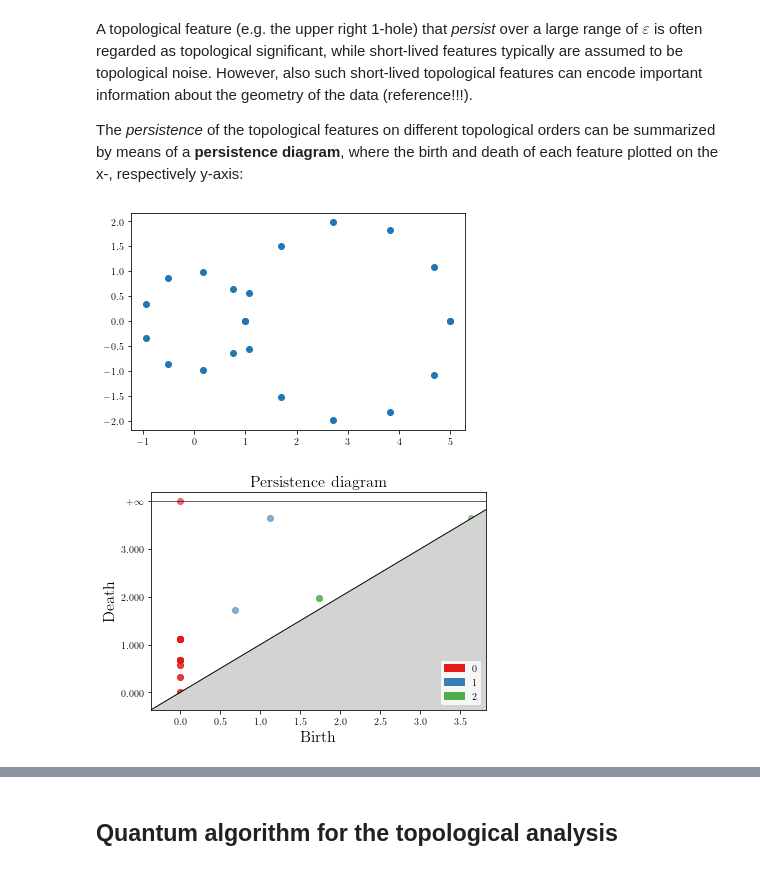
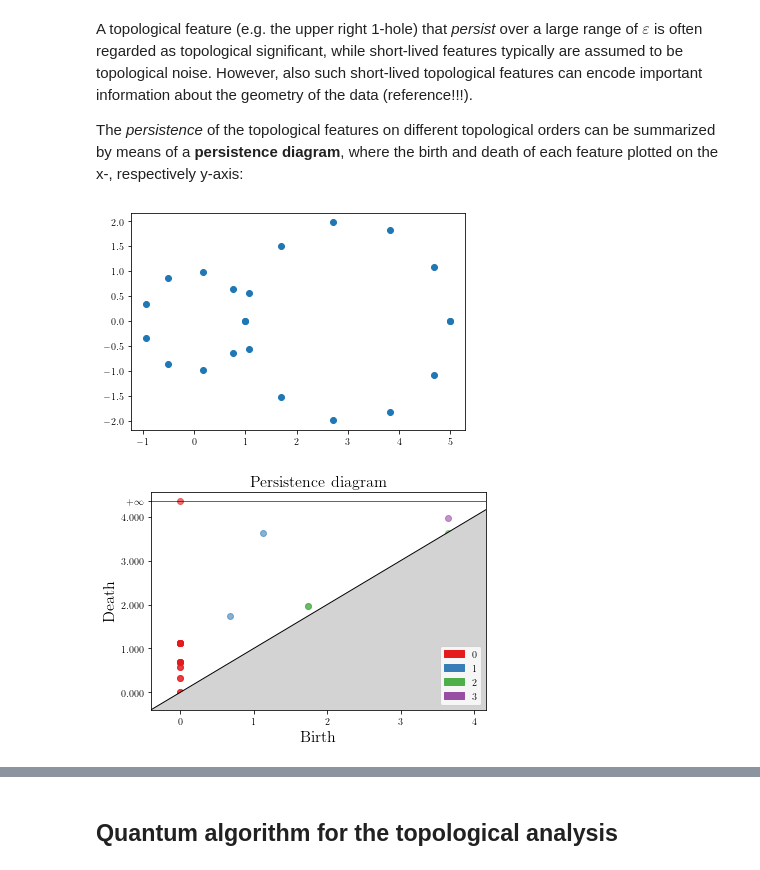
Before and after one commit to KathrinKoenig/QuantumTopologicalDataAnalysis, a Jupyter notebook: Code/Introductory_notebook.ipynb, the cells around one changed output, grey strips where cells are left out. Drawn from its saved outputs; the diff is of its cells as text; code cells hidden in the pictures.

```diff
--- a/Code/Introductory_notebook.ipynb
+++ b/Code/Introductory_notebook.ipynb
@@ -31,29 +31,29 @@ The *persistence* of the topological features on different topological orders ca
 # %%
 import matplotlib.pyplot as plt
 def generate_circles():
     phi_values = np.linspace(0, 2*np.pi, 10)
     small_circle = [[np.cos(phi), np.sin(phi)] for phi in phi_values]
     phi_values = np.linspace(0, 2*np.pi, 12)
     large_circle = [[3 + 2*np.cos(phi), 2*np.sin(phi)] for phi in phi_values]
 
     return np.array(small_circle + large_circle)
 
 point_data = generate_circles()
 plt.scatter(data[:,0], data[:,1])
 
 # alternatively a distance matrix (here generated from the point data for exemplification)
 # can be used
 from scipy.spatial import distance_matrix
 dist_mat = distance_matrix(point_data, point_data)
 
 filtration = qtda.data_filtration(
     data=point_data,
 #     distance_matrix=dist_mat,
-    max_dimension=3,
+    max_dimension=4,
     max_edge_length=10
     )
 
 filtration.plot_persistence_diagram()
 # %% [output]
 [figure]
-[figure, old version]
+[figure, new version]
```
Also changed, not shown: parts of 1 cell of this notebook.
